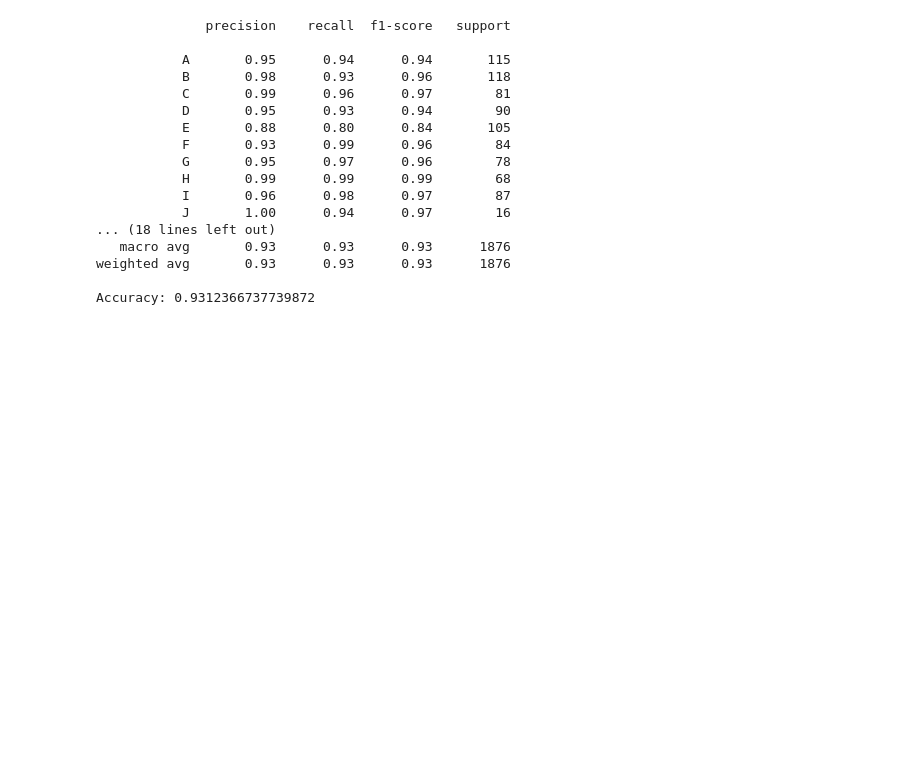
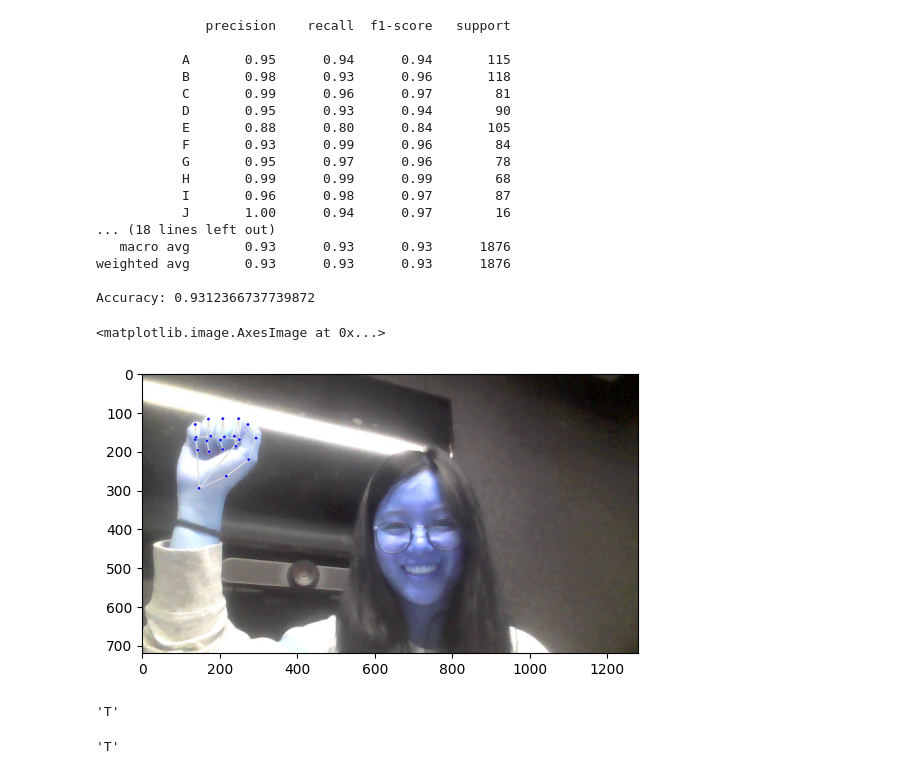
Before and after one commit to cpsnowden/swordle, a Jupyter notebook: notebooks/KNN-WT-MergedData.ipynb, the cells around one changed output. Cells and saved outputs as stored; diff of their text form; code cells hidden in the pictures; blank space fills up the shorter version.

```diff
--- a/notebooks/KNN-WT-MergedData.ipynb
+++ b/notebooks/KNN-WT-MergedData.ipynb
@@ -366,3 +382,13 @@ evaluate_model(letter_preds2, y_test)
 weighted avg       0.93      0.93      0.93      1876
 
 Accuracy: 0.9312366737739872
+# %%
+import cv2
+image=cv2.imread('../images/S - camera.jpg')
+# %%
+landmarks=Landmarks()
+cv2_img_w_landmarks, landmark_object = landmarks.image_to_landmark_np(image, draw_landmarks=True)
+plt.imshow(cv2_img_w_landmarks)
+# %% [output]
+<matplotlib.image.AxesImage at 0x...>
+[figure, added]
@@ -368,0 +399,8 @@ Accuracy: 0.9312366737739872
+# %%
+y_train_dic[knn.predict(s_scaled)[0]]
+# %% [output]
+'T'
+# %%
+y_train_dic[knn2.predict(s)[0]]
+# %% [output]
+'T'
```
Also changed, not shown: parts of 8 cells of this notebook.
